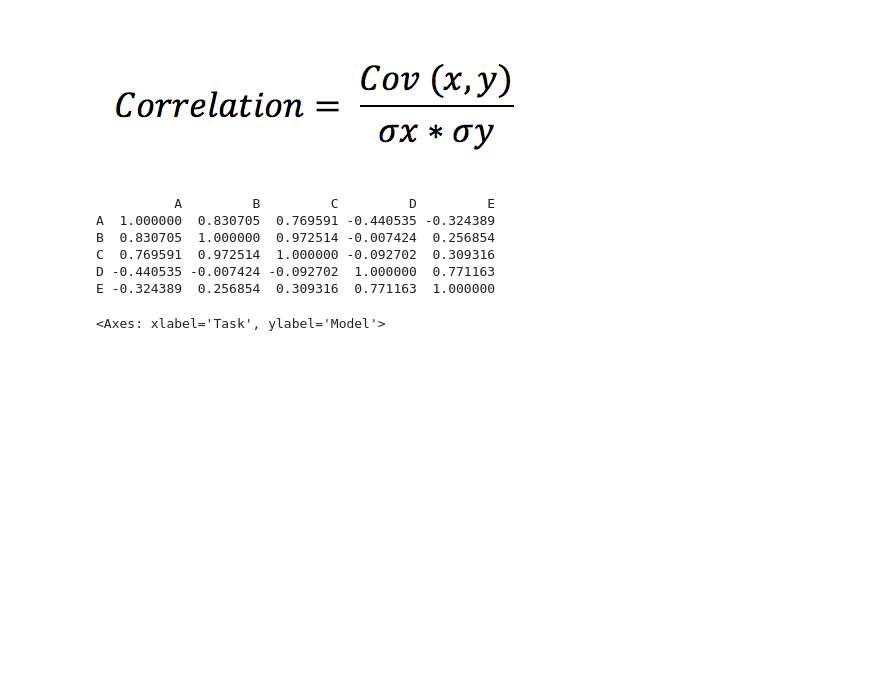
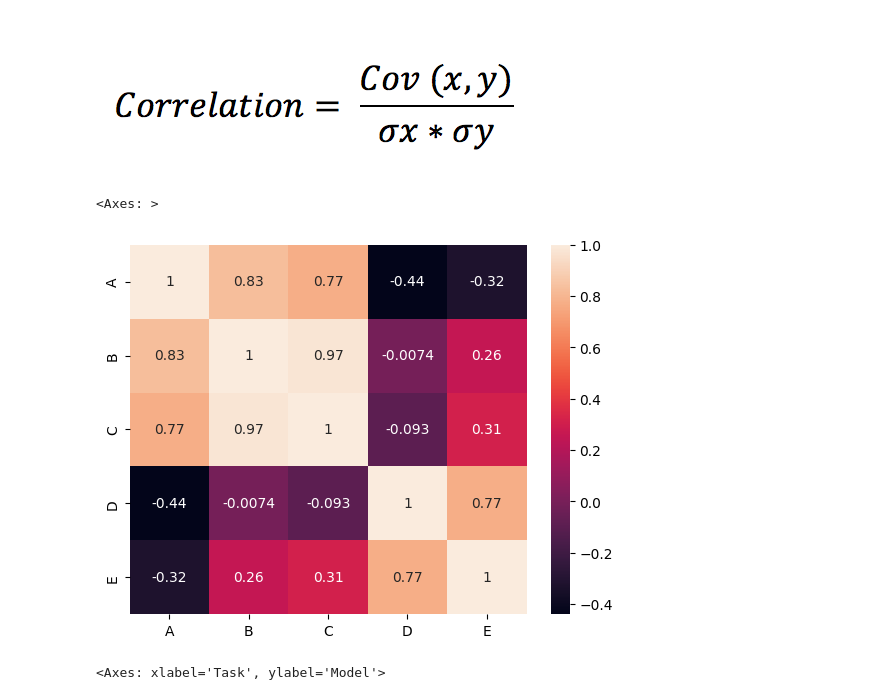
Before and after one commit to ramendrasingla/data-analysis-tutorial, a Jupyter notebook: Data_Analysis_Tutorial.ipynb, the cells around one changed output. Cells and saved outputs as stored; diff of their text form; code cells hidden in the pictures; blank space fills up the shorter version.

```diff
--- a/Data_Analysis_Tutorial.ipynb
+++ b/Data_Analysis_Tutorial.ipynb
@@ -662,22 +662,19 @@ Image(filename='/content/drive/MyDrive/Newton School/Data Analysis/corr_cov.png'
 # %%
 data = {'A': [45, 37, 42, 50],
         'B': [38, 31, 26, 90],
         'C': [10, 15, 17, 100],
         'D': [60, 99, 23, 56],
         'E': [76, 98, 78, 90]
         }
 
 df = pd.DataFrame(data)
 
 corrMatrix = df.corr()
-print(corrMatrix)
+sns.heatmap(corrMatrix, annot=True)
+# print(corrMatrix)
 # %% [output]
-          A         B         C         D         E
-A  1.000000  0.830705  0.769591 -0.440535 -0.324389
-B  0.830705  1.000000  0.972514 -0.007424  0.256854
-C  0.769591  0.972514  1.000000 -0.092702  0.309316
-D -0.440535 -0.007424 -0.092702  1.000000  0.771163
-E -0.324389  0.256854  0.309316  0.771163  1.000000
+<Axes: >
+[figure, added]
 # %%
 glue = sns.load_dataset("glue").pivot("Model", "Task", "Score")
 sns.heatmap(glue)
```
Also changed, not shown: parts of 2 cells of this notebook.
